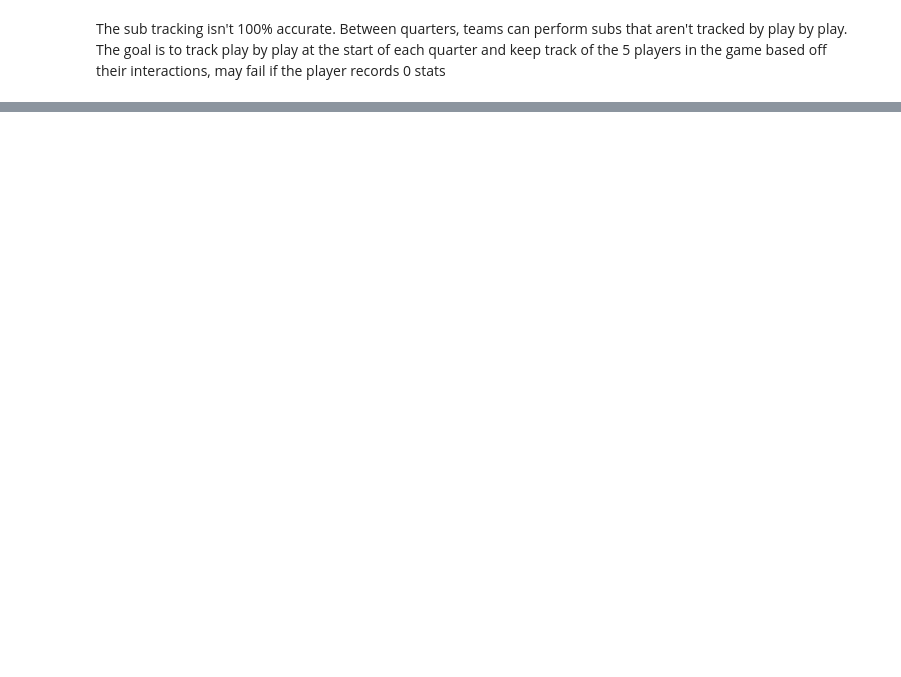
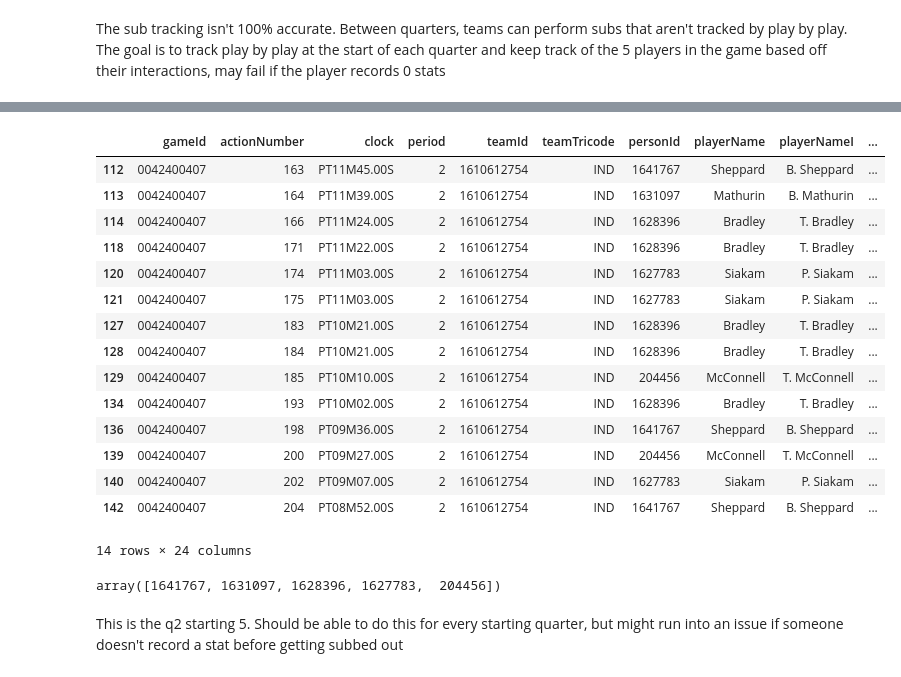
Before and after one commit to rickpatking/Lineups_Impact, a Jupyter notebook: notebooks/02_lineup_tracking_prototype.ipynb, the cells around one changed output, grey strips where cells are left out. Cells and saved outputs as stored; diff of their text form; code cells hidden in the pictures; blank space fills up the shorter version.

```diff
--- a/notebooks/02_lineup_tracking_prototype.ipynb
+++ b/notebooks/02_lineup_tracking_prototype.ipynb
@@ -257,3 +282,7 @@ all_lineups
 # %% [markdown]
 The sub tracking isn't 100% accurate. Between quarters, teams can perform subs that aren't tracked by play by play.
 The goal is to track play by play at the start of each quarter and keep track of the 5 players in the game based off their interactions, may fail if the player records 0 stats
+# %%
+q2_df = df[df['period'] == 2].copy()
+q2_df2 = q2_df[q2_df['teamTricode'] == 'IND'].copy()
+q2_df2
@@ -259,0 +303,28 @@ The goal is to track play by play at the start of each quarter and keep track of
+# %%
+first_q2_sub = q2_df2[q2_df2['actionType'] == 'Substitution'].index[0]
+rows_before_sub = q2_df2.loc[:q2_df2.index[q2_df2.index.get_loc(first_q2_sub)-1]]
+rows_before_sub
+# %% [output]
+|  | gameId | actionNumber | clock | period | teamId | teamTricode | personId | playerName | playerNameI | ... |
+| 112 | 0042400407 | 163 | PT11M45.00S | 2 | 1610612754 | IND | 1641767 | Sheppard | B. Sheppard | ... |
+| 113 | 0042400407 | 164 | PT11M39.00S | 2 | 1610612754 | IND | 1631097 | Mathurin | B. Mathurin | ... |
+| 114 | 0042400407 | 166 | PT11M24.00S | 2 | 1610612754 | IND | 1628396 | Bradley | T. Bradley | ... |
+| 118 | 0042400407 | 171 | PT11M22.00S | 2 | 1610612754 | IND | 1628396 | Bradley | T. Bradley | ... |
+| 120 | 0042400407 | 174 | PT11M03.00S | 2 | 1610612754 | IND | 1627783 | Siakam | P. Siakam | ... |
+| 121 | 0042400407 | 175 | PT11M03.00S | 2 | 1610612754 | IND | 1627783 | Siakam | P. Siakam | ... |
+| 127 | 0042400407 | 183 | PT10M21.00S | 2 | 1610612754 | IND | 1628396 | Bradley | T. Bradley | ... |
+| 128 | 0042400407 | 184 | PT10M21.00S | 2 | 1610612754 | IND | 1628396 | Bradley | T. Bradley | ... |
+| 129 | 0042400407 | 185 | PT10M10.00S | 2 | 1610612754 | IND | 204456 | McConnell | T. McConnell | ... |
+| 134 | 0042400407 | 193 | PT10M02.00S | 2 | 1610612754 | IND | 1628396 | Bradley | T. Bradley | ... |
+| 136 | 0042400407 | 198 | PT09M36.00S | 2 | 1610612754 | IND | 1641767 | Sheppard | B. Sheppard | ... |
+| 139 | 0042400407 | 200 | PT09M27.00S | 2 | 1610612754 | IND | 204456 | McConnell | T. McConnell | ... |
+| 140 | 0042400407 | 202 | PT09M07.00S | 2 | 1610612754 | IND | 1627783 | Siakam | P. Siakam | ... |
+| 142 | 0042400407 | 204 | PT08M52.00S | 2 | 1610612754 | IND | 1641767 | Sheppard | B. Sheppard | ... |
+14 rows × 24 columns
+# %%
+unique_ids = rows_before_sub['personId'].unique()
+unique_ids
+# %% [output]
+array([1641767, 1631097, 1628396, 1627783,  204456])
+# %% [markdown]
+This is the q2 starting 5. Should be able to do this for every starting quarter, but might run into an issue if someone doesn't record a stat before getting subbed out
```
Also changed, not shown: parts of 4 cells of this notebook, 6 other files.
